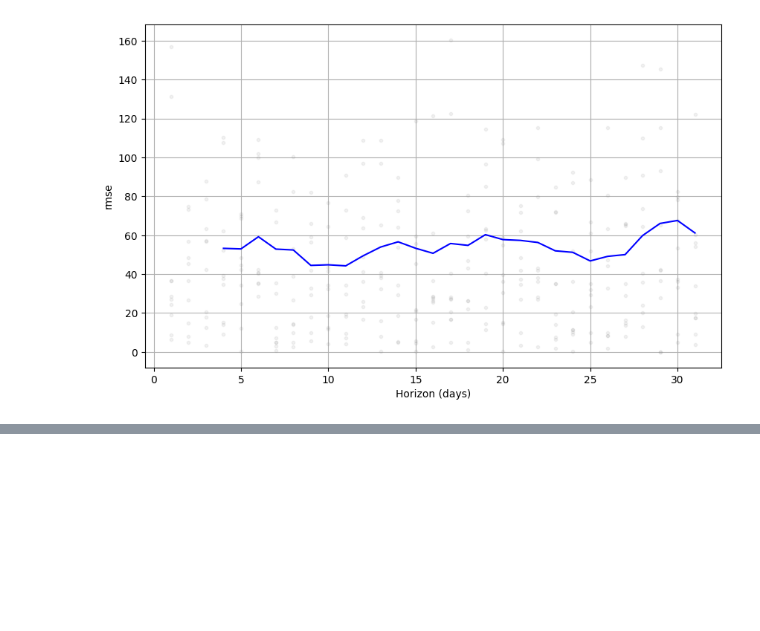
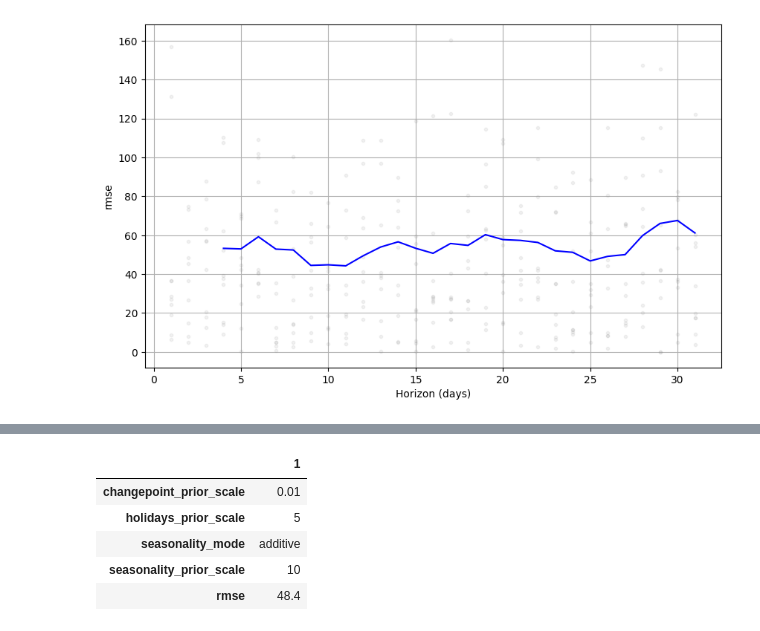
Before and after one commit to JiayiD77/Conjoint-Analysis, a Jupyter notebook: time_series_analysis/time_series.ipynb, the cells around one changed output, grey strips where cells are left out. Drawn from its saved outputs; the diff is of its cells as text; code cells hidden in the pictures; blank space fills up the shorter version.

```diff
--- a/time_series_analysis/time_series.ipynb
+++ b/time_series_analysis/time_series.ipynb
@@ -232,0 +289,9 @@ plot_cross_validation_metric(df_cv, metric="rmse");
+# %%
+tuning_result[tuning_result.rmse == tuning_result.rmse.min()].transpose()
+# %% [output]
+|  | 1 |
+| changepoint_prior_scale | 0.01 |
+| holidays_prior_scale | 5 |
+| seasonality_mode | additive |
+| seasonality_prior_scale | 10 |
+| rmse | 48.4 |
```
Also changed, not shown: parts of 6 cells of this notebook.
